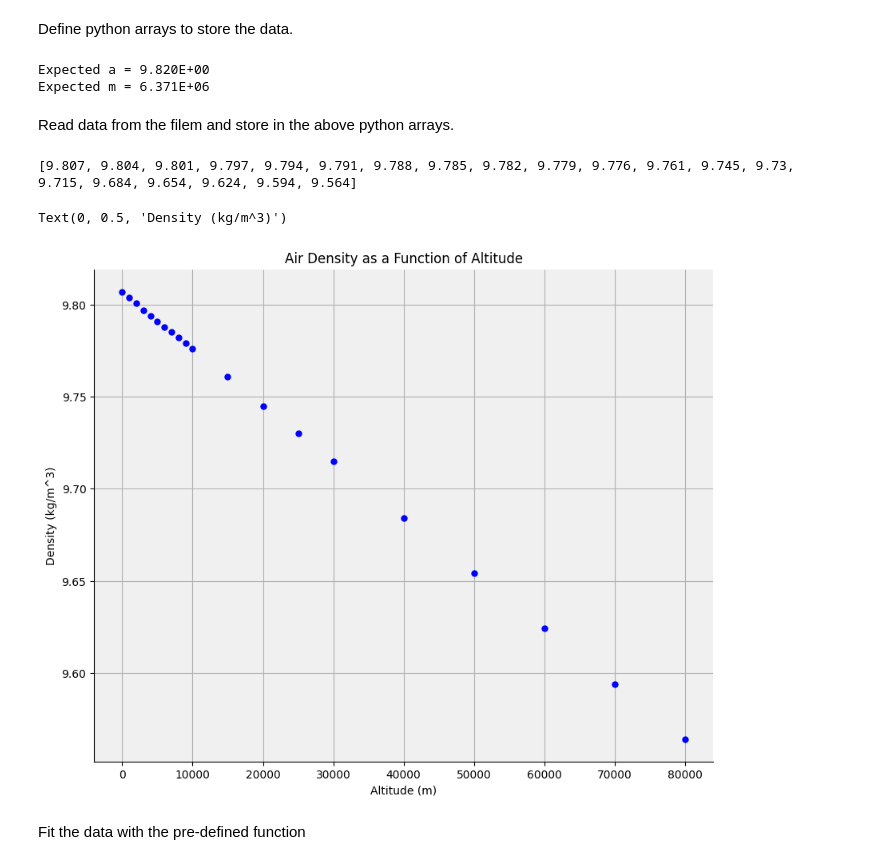
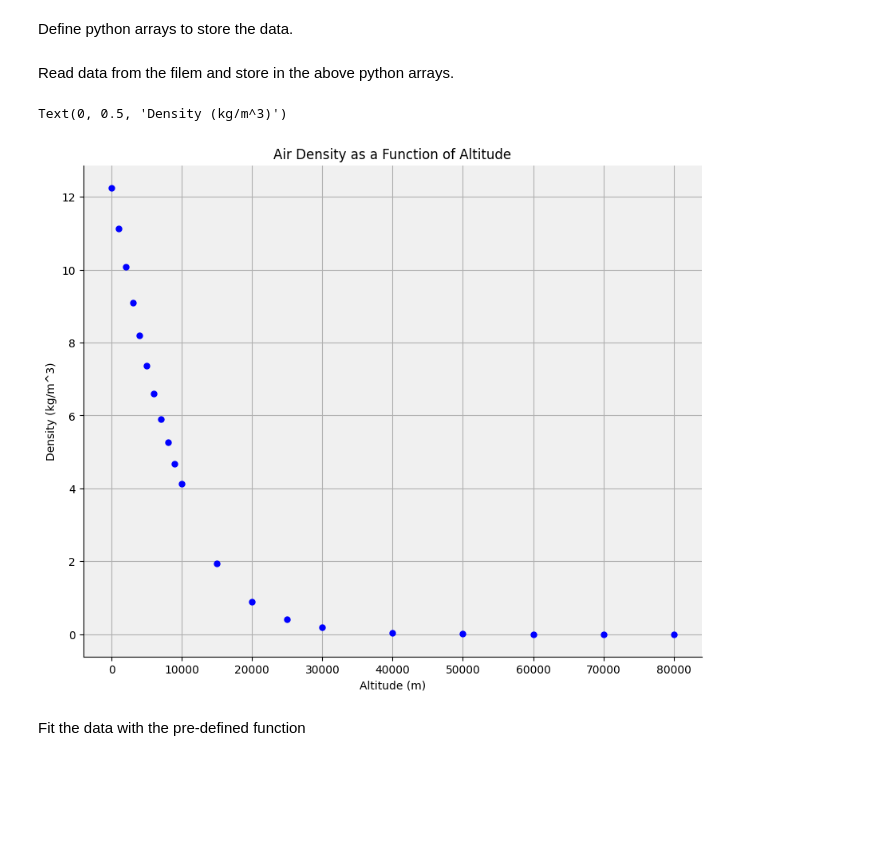
Before and after one commit to brash99/phys441, a Jupyter notebook: JupyterNotebooks/Week1/graph_gravity_residuals.ipynb, the cells around one changed output. Saved outputs shown, nothing was run; the diff lists cells and outputs as text; code cells hidden in the pictures; blank space fills up the shorter version.

```diff
--- a/JupyterNotebooks/Week1/graph_gravity_residuals.ipynb
+++ b/JupyterNotebooks/Week1/graph_gravity_residuals.ipynb
@@ -18,22 +18,2 @@ else:
 # %% [markdown]
 Define python arrays to store the data.
-# %%
-altitude = []
-temp = []
-gravity = []
-pressure = []
-density = []
-viscosity = []
-
-G = 6.67408e-11
-M = 5.972e24
-R = 6371000
-
-a_expected = G*M/(R*R)
-b_expected = R
-
-print("Expected a = %.3E" % a_expected)
-print("Expected m = %.3E" % b_expected)
-# %% [output]
-Expected a = 9.820E+00
-Expected m = 6.371E+06
@@ -51,19 +38,15 @@ with open('density.txt') as f:
         pressure.append(float(data[3]))
         density.append(float(data[4]))
         viscosity.append(float(data[5]))
-
-print(gravity)
-# %% [output]
-[9.807, 9.804, 9.801, 9.797, 9.794, 9.791, 9.788, 9.785, 9.782, 9.779, 9.776, 9.761, 9.745, 9.73, 9.715, 9.684, 9.654, 9.624, 9.594, 9.564]
 # %%
 
 if use_errors == True:
     # create a list to hold the uncertainty in the density
-    g_uncertainty = [0.001]*len(density)
+    density_uncertainty = [0.01,0.01,0.01,0.001,0.001,0.001,0.001,0.001,0.001,0.001,0.001,0.001,0.0001,0.0001,0.0001,0.00001,0.00001,0.000001,0.0000001,0.0000001]
 else:
-    g_uncertainty = [0.0]*len(density)
+    density_uncertainty = [0.0]*len(density)
 
-g_uncertainty = np.array(g_uncertainty)
+density_uncertainty = np.array(density_uncertainty)
 # %%
 # Create a figure and axes
 fig, ax = plt.subplots(figsize=(10, 8))
@@ -71,36 +54,36 @@ fig, ax = plt.subplots(figsize=(10, 8))
 # Set the grid lines
 ax.grid(True)
 
 # Set the background color
 ax.set_facecolor('#F0F0F0')
 
 # Set the border properties
 ax.spines['top'].set_visible(False)
 ax.spines['right'].set_visible(False)
 
 # Set the line and marker properties
 line_color = 'b'
 line_width = 0
 marker_color = 'b'
 marker_style = 'o'
 marker_size = 5
 
 # Create the plot
 if use_errors == True:
-    plt.errorbar(altitude, gravity, yerr=g_uncertainty, color=line_color, linewidth=line_width,
+    plt.errorbar(altitude, density, yerr=density_uncertainty, color=line_color, linewidth=line_width,
          marker=marker_style, markersize=marker_size, markerfacecolor=marker_color)
 else:
-    plt.plot(altitude, gravity, color=line_color, linewidth=line_width,
+    plt.plot(altitude, density, color=line_color, linewidth=line_width,
          marker=marker_style, markersize=marker_size, markerfacecolor=marker_color)
 
 # Set the plot title and axis labels
 plt.title("Air Density as a Function of Altitude")
 plt.xlabel("Altitude (m)")
 plt.ylabel("Density (kg/m^3)")
 #plt.yscale("log")
 # %% [output]
 Text(0, 0.5, 'Density (kg/m^3)')
-[figure, old version]
+[figure, new version]
 # %% [markdown]
 Fit the data with the pre-defined function
 # %%
```
Also changed, not shown: parts of 17 cells of this notebook.
